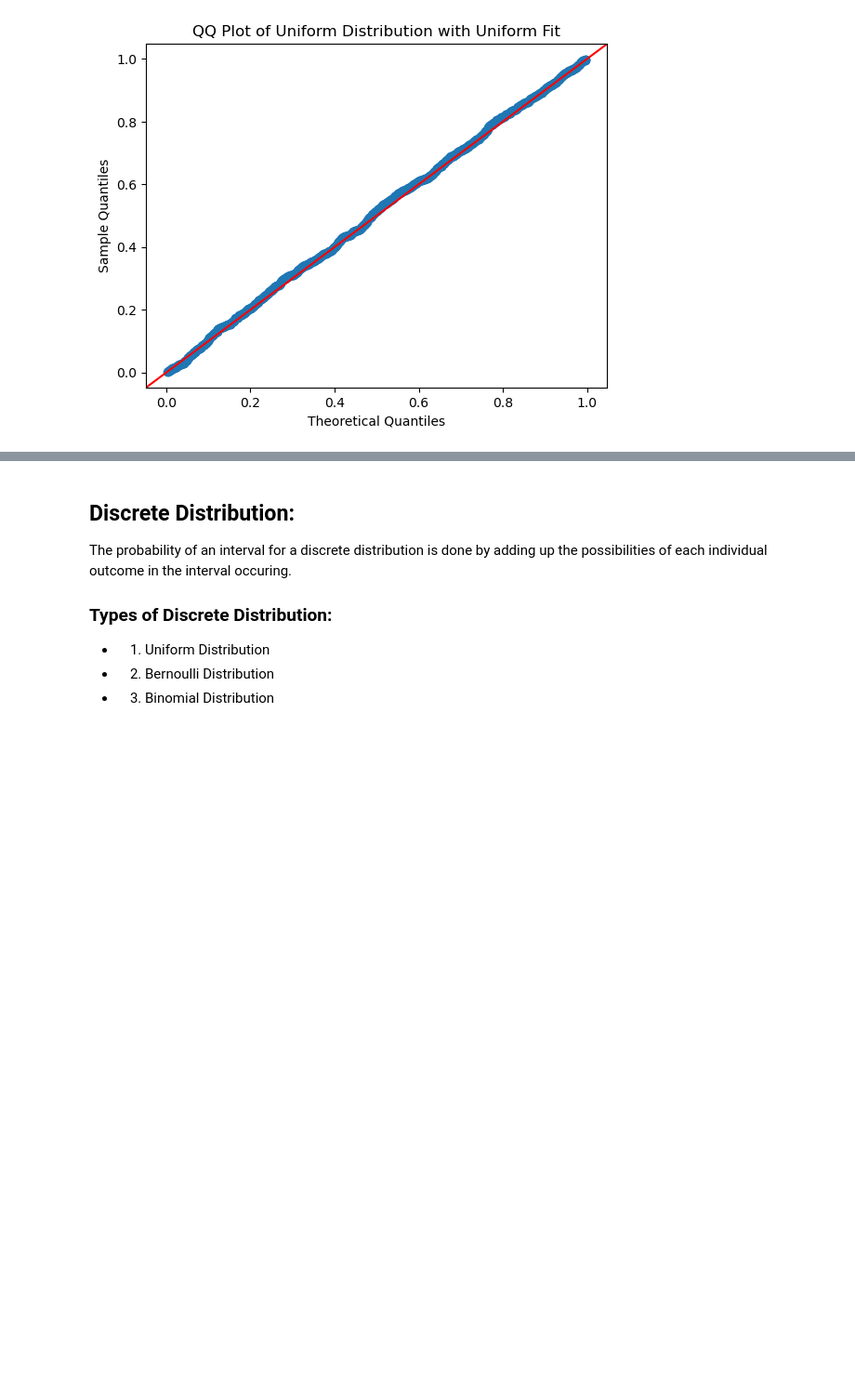
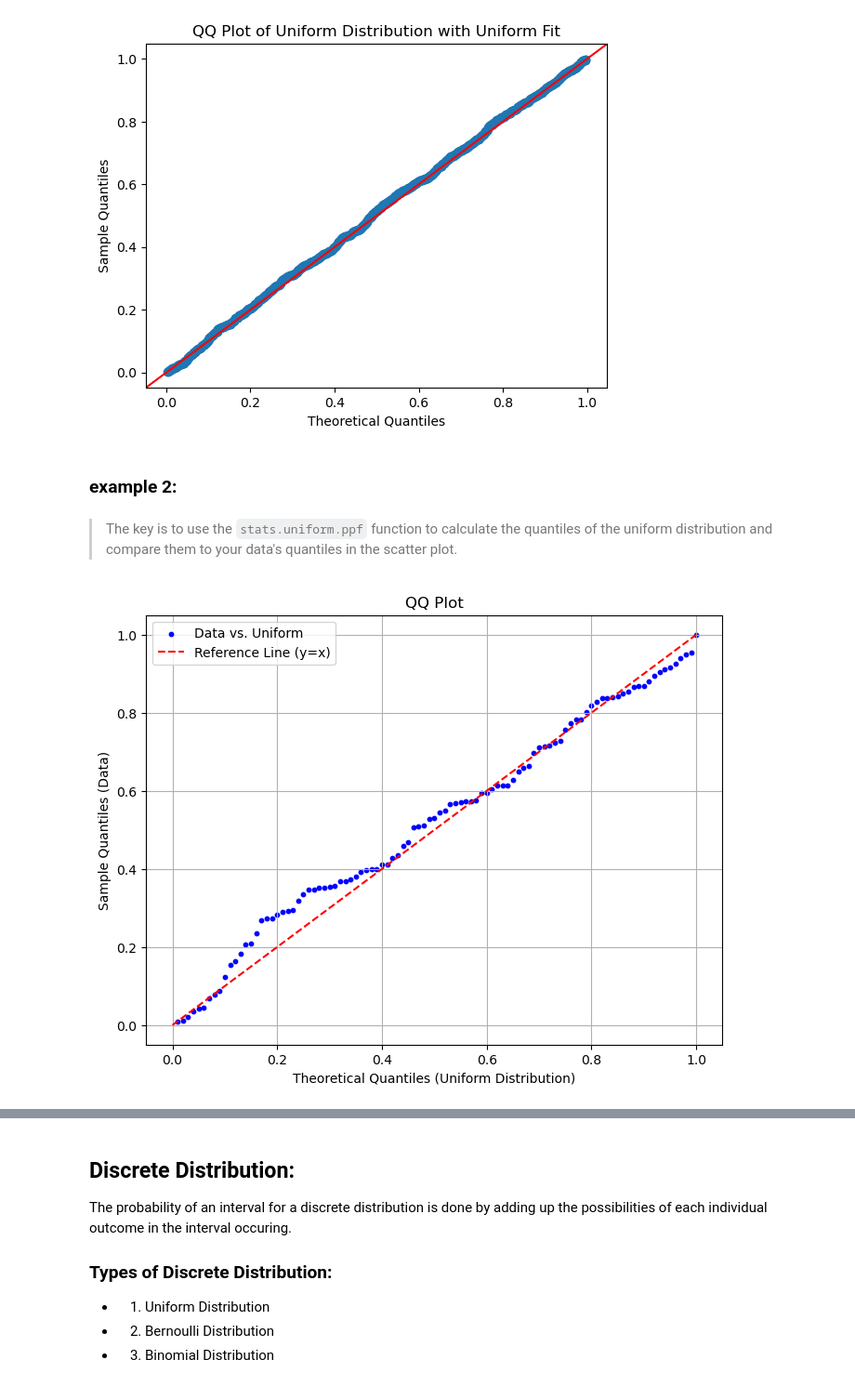
Before and after one commit to mkr9395/StatisticsNotes, a Jupyter notebook: 3. NormalDistribution_CampusX.ipynb, the cells around one changed output, grey strips where cells are left out. Shown at 93% size. Drawn from its saved outputs; the diff is of its cells as text; code cells hidden in the pictures; blank space fills up the shorter version.

```diff
--- a/3. NormalDistribution_CampusX.ipynb
+++ b/3. NormalDistribution_CampusX.ipynb
@@ -556,3 +539,36 @@ plt.ylabel('Sample Quantiles')
 plt.show()
 # %% [output]
 [figure]
+# %% [markdown]
+### example 2:
+# %% [markdown]
+> The key is to use the `stats.uniform.ppf` function to calculate the quantiles of the uniform distribution and compare them to your data's quantiles in the scatter plot.
+# %%
+import numpy as np
+import matplotlib.pyplot as plt vc
+import scipy.stats as stats
+
+# Generate some sample data (replace this with your own data)
+data = np.random.uniform(0, 1, 100)
+
+# Sort the data
+sorted_data = np.sort(data)
+
+# Calculate quantiles of your data
+quantiles_data = np.arange(1, len(sorted_data) + 1) / len(sorted_data)
+
+# Calculate quantiles of the uniform distribution
+quantiles_uniform = stats.uniform.ppf(quantiles_data)
+
+# Create the QQ plot
+plt.figure(figsize=(8, 6))
+plt.scatter(quantiles_uniform, sorted_data, color='blue', s=10, label='Data vs. Uniform')
+plt.plot([0, 1], [0, 1], color='red', linestyle='--', label='Reference Line (y=x)')
+plt.xlabel('Theoretical Quantiles (Uniform Distribution)')
+plt.ylabel('Sample Quantiles (Data)')
+plt.legend()
+plt.title('QQ Plot')
+plt.grid(True)
+plt.show()
+# %% [output]
+[figure, added]
```
Also changed, not shown: parts of 50 cells of this notebook.
